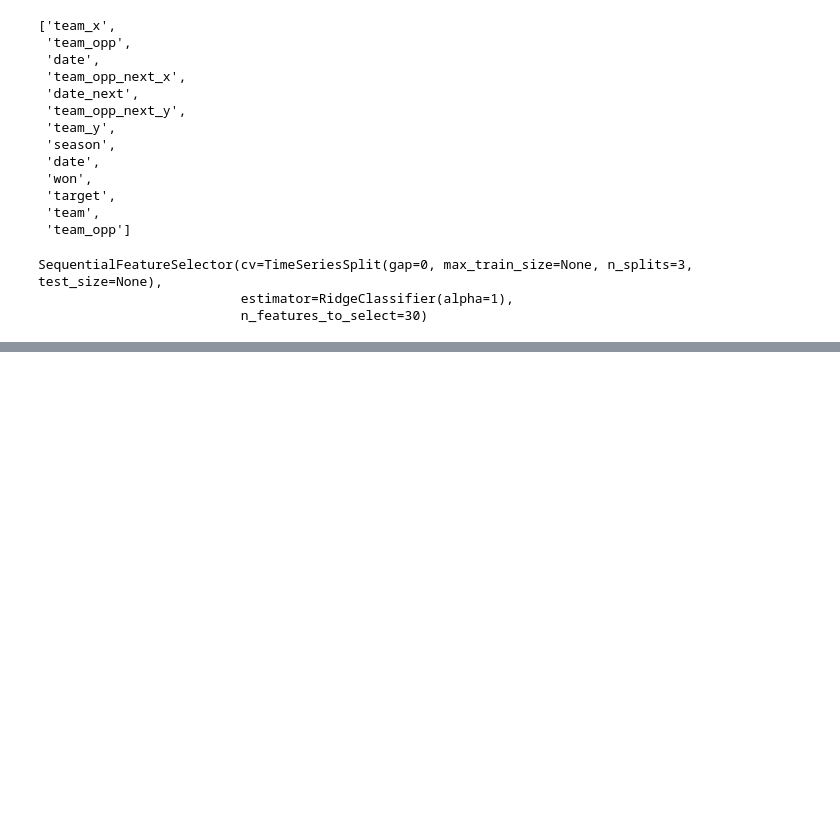
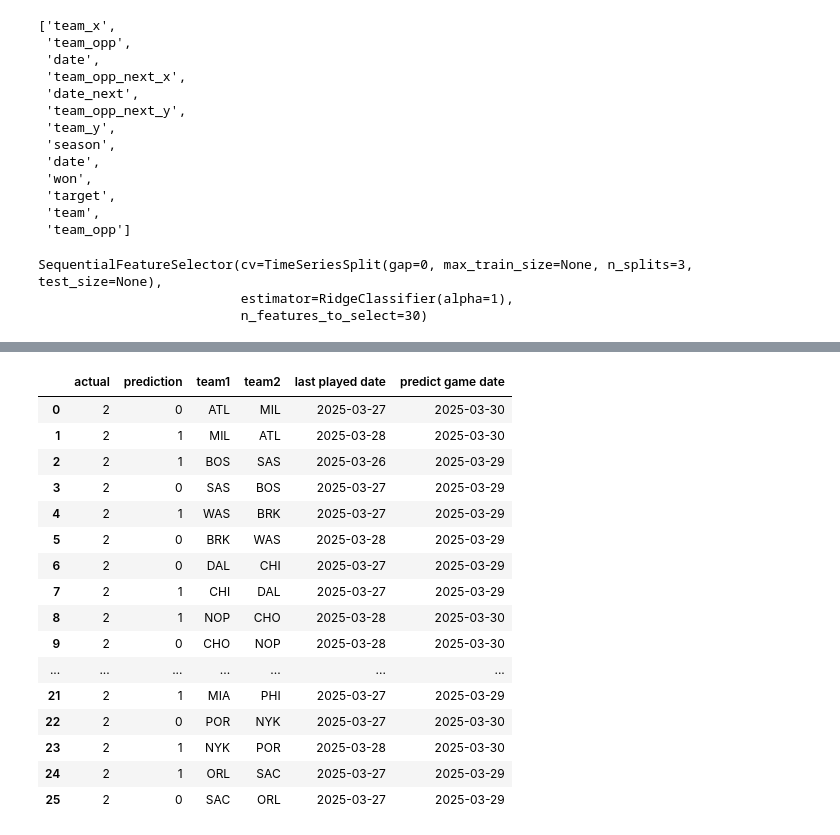
Before and after one commit to Niko2425/NBA-Predict, a Jupyter notebook: predict.ipynb, the cells around one changed output, grey strips where cells are left out. Drawn from its saved outputs; the diff is of its cells as text; code cells hidden in the pictures; blank space fills up the shorter version.

```diff
--- a/predict.ipynb
+++ b/predict.ipynb
@@ -571,0 +562,32 @@ real_predictions
+# %%
+# Create a new column with sorted team pairs
+real_predictions['team_pair'] = real_predictions.apply(lambda row: '_'.join(sorted([row['team1'], row['team2']])), axis=1)
+
+# Sort the DataFrame by the team_pair column (and optionally by date)
+df_sorted = real_predictions.sort_values(by=['team_pair', 'predict game date'])
+
+# Drop the temporary column if you don't need it
+df_sorted = df_sorted.drop(columns=['team_pair'])
+
+# Reset index if desired
+df_sorted = df_sorted.reset_index(drop=True)
+# %%
+df_sorted
+# %% [output]
+|  | actual | prediction | team1 | team2 | last played date | predict game date |
+| 0 | 2 | 0 | ATL | MIL | 2025-03-27 | 2025-03-30 |
+| 1 | 2 | 1 | MIL | ATL | 2025-03-28 | 2025-03-30 |
+| 2 | 2 | 1 | BOS | SAS | 2025-03-26 | 2025-03-29 |
+| 3 | 2 | 0 | SAS | BOS | 2025-03-27 | 2025-03-29 |
+| 4 | 2 | 1 | WAS | BRK | 2025-03-27 | 2025-03-29 |
+| 5 | 2 | 0 | BRK | WAS | 2025-03-28 | 2025-03-29 |
+| 6 | 2 | 0 | DAL | CHI | 2025-03-27 | 2025-03-29 |
+| 7 | 2 | 1 | CHI | DAL | 2025-03-27 | 2025-03-29 |
+| 8 | 2 | 1 | NOP | CHO | 2025-03-28 | 2025-03-30 |
+| 9 | 2 | 0 | CHO | NOP | 2025-03-28 | 2025-03-30 |
+| ... | ... | ... | ... | ... | ... | ... |
+| 21 | 2 | 1 | MIA | PHI | 2025-03-27 | 2025-03-29 |
+| 22 | 2 | 0 | POR | NYK | 2025-03-27 | 2025-03-30 |
+| 23 | 2 | 1 | NYK | POR | 2025-03-28 | 2025-03-30 |
+| 24 | 2 | 1 | ORL | SAC | 2025-03-27 | 2025-03-29 |
+| 25 | 2 | 0 | SAC | ORL | 2025-03-27 | 2025-03-29 |
```
Also changed, not shown: parts of 17 cells of this notebook, 3 other files.
